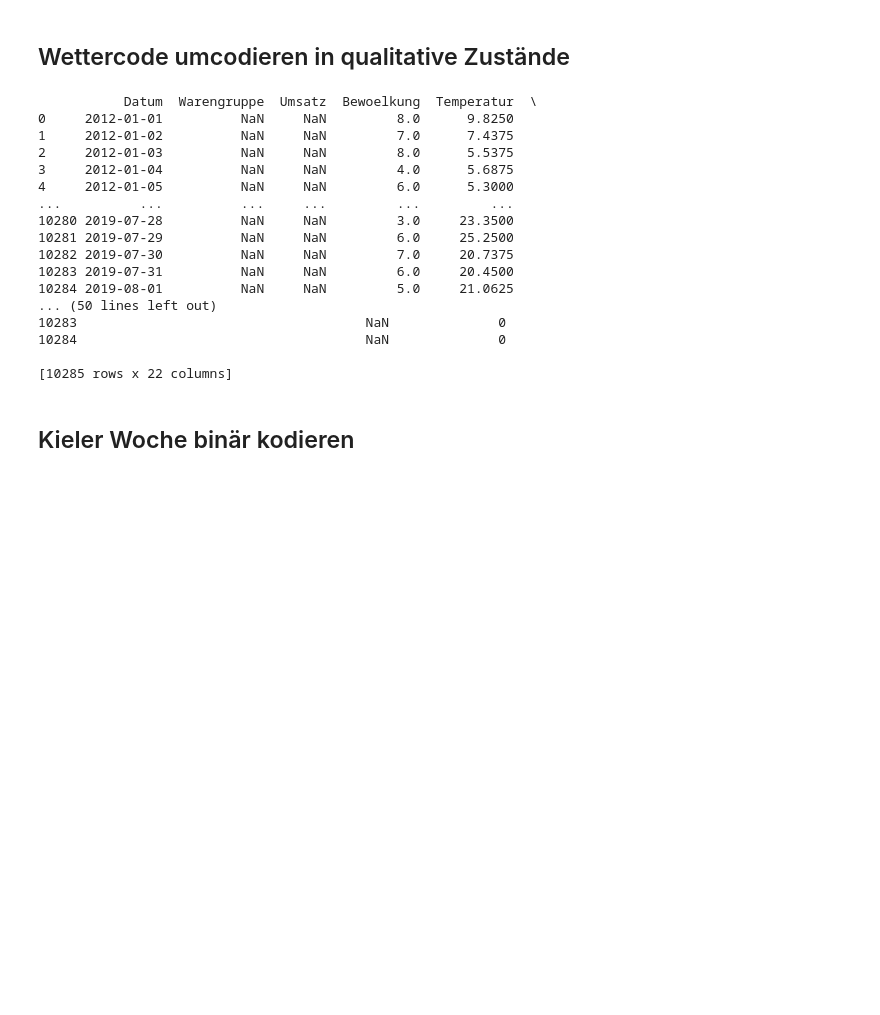
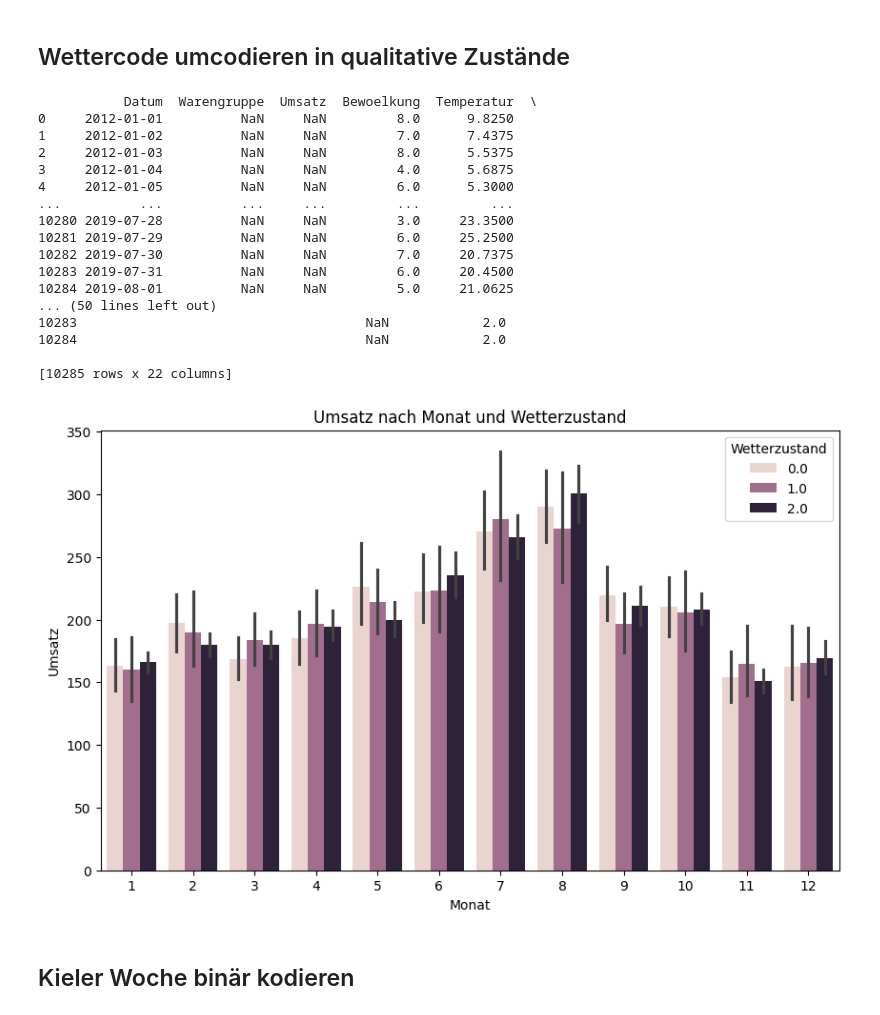
Before and after one commit to Suminho7/bakery_sales_prediction, a Jupyter notebook: Datenaufbereitung.ipynb, the cells around one changed output. Cells and saved outputs as stored; diff of their text form; code cells hidden in the pictures; blank space fills up the shorter version.

```diff
--- a/Datenaufbereitung.ipynb
+++ b/Datenaufbereitung.ipynb
@@ -232,21 +249,21 @@ print(merged_data[merged_data['Feiertag'] == 1])
 # %%
 # Funktion zur Umkodierung
 def wetter_kategorie(code):
-    if code in [1, 2, 3, 10, 11, 20, 21, 22, 28]:
+    if code in [1, 20, 21, 22, 23, 24, 25, 26, 27, 28, 29, 30, 33, 42, 43]:
         return 'positiv'
-    elif code in [0, 4, 5, 6, 7, 8, 9, 30, 31, 32, 33, 34, 35, 36, 37, 38, 39, 40, 41, 42, 43, 44, 45, 46, 47, 48, 49]:
+    elif code in [0, 2, 31, 34, 44, 45]:
         return 'neutral'
-    elif code in [50, 51, 52, 53, 54, 55, 56, 57, 58, 59, 60, 61, 62, 63, 64, 65, 66, 67, 68, 69, 70, 71, 72, 73, 74, 75, 76, 77, 78, 79, 80, 81, 82, 85, 86, 87, 88, 89, 90, 91, 92, 93, 94, 95, 96, 97, 98, 99]:
+    elif code in [3, 4, 5, 6, 7, 8, 9, 10, 11, 12, 13, 14, 15, 16, 17, 18, 19, 32, 35, 36, 37, 38, 39, 40, 41, 46, 47, 48, 49, 50, 51, 52, 53, 54, 55, 56, 57, 58, 59, 60, 61, 62, 63, 64, 65, 66, 67, 68, 69, 70, 71, 72, 73, 74, 75, 76, 77, 78, 79, 80, 81, 82, 83, 84, 85, 86, 87, 88, 89, 90, 91, 92, 93, 94, 95, 96, 97, 98, 99]:
         return 'negativ'
     else:
-        return 'unbekannt'
+        return np.nan
 
 # Anwendung der Funktion auf die Wettercode-Spalte
 merged_data['Wetterzustand'] = merged_data['Wettercode'].apply(wetter_kategorie)
 
-# Zustände mit 0, 1, 2 kodieren
-merged_data['Wetterzustand'] = pd.Categorical(merged_data['Wetterzustand'])
-merged_data['Wetterzustand'] = merged_data['Wetterzustand'].cat.codes
+# Zustände mit 0, 1, 2 kodieren und NaNs beibehalten
+zustand_mapping = {'positiv': 0, 'neutral': 1, 'negativ': 2}
+merged_data['Wetterzustand'] = merged_data['Wetterzustand'].map(zustand_mapping)
 
 # Ergebnis anzeigen
 print(merged_data)
@@ -264,10 +281,18 @@ print(merged_data)
 10283 2019-07-31          NaN     NaN         6.0     20.4500
 10284 2019-08-01          NaN     NaN         5.0     21.0625
 ... (50 lines left out)
-10283                                     NaN              0
-10284                                     NaN              0
+10283                                     NaN            2.0
+10284                                     NaN            2.0
 
 [10285 rows x 22 columns]
+# %%
+# Wetterzustand als Balkendiagramm mit Konfidenzintervall anzeigen nach Monat und Umsatz
+plt.figure(figsize=(10, 6))
+sns.barplot(x='Monat', y='Umsatz', hue='Wetterzustand', data=merged_data)
+plt.title('Umsatz nach Monat und Wetterzustand')
+plt.show()
+# %% [output]
+[figure, added]
 # %% [markdown]
 ## Kieler Woche binär kodieren
 # %%
```
Also changed, not shown: parts of 3 cells of this notebook, 5 other files.
